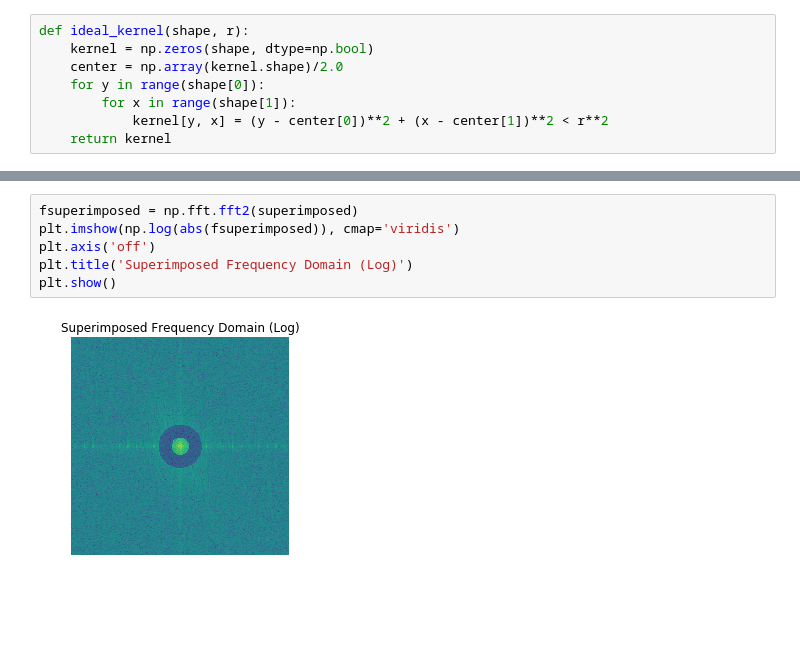
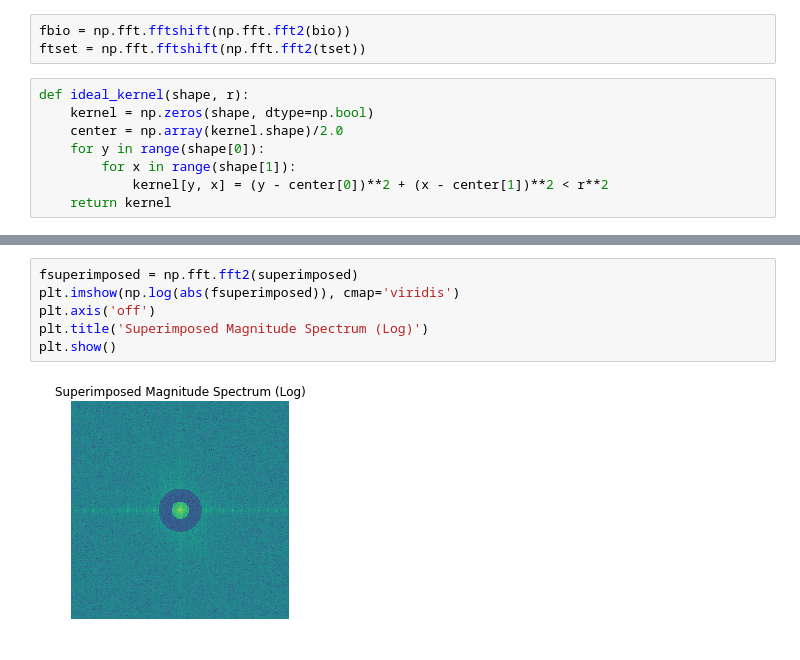
Before and after one commit to Af4rinz/CV-Codelets, a Jupyter notebook: 5-FourierTransform.ipynb, the cells around one changed output, grey strips where cells are left out. Saved outputs shown, nothing was run; the diff lists cells and outputs as text; blank space fills up the shorter version.

```diff
--- a/5-FourierTransform.ipynb
+++ b/5-FourierTransform.ipynb
@@ -235,3 +225,6 @@ ftset = fourier(tset)
+# %%
+fbio = np.fft.fftshift(np.fft.fft2(bio))
+ftset = np.fft.fftshift(np.fft.fft2(tset))
 # %%
 def ideal_kernel(shape, r):
     kernel = np.zeros(shape, dtype=np.bool)
@@ -307,8 +300,8 @@ plt.show()
 # %%
 fsuperimposed = np.fft.fft2(superimposed)
 plt.imshow(np.log(abs(fsuperimposed)), cmap='viridis')
 plt.axis('off')
-plt.title('Superimposed Frequency Domain (Log)')
+plt.title('Superimposed Magnitude Spectrum (Log)')
 plt.show()
 # %% [output]
-[figure, old version]
+[figure, new version]
```
Also changed, not shown: parts of 21 cells of this notebook.
